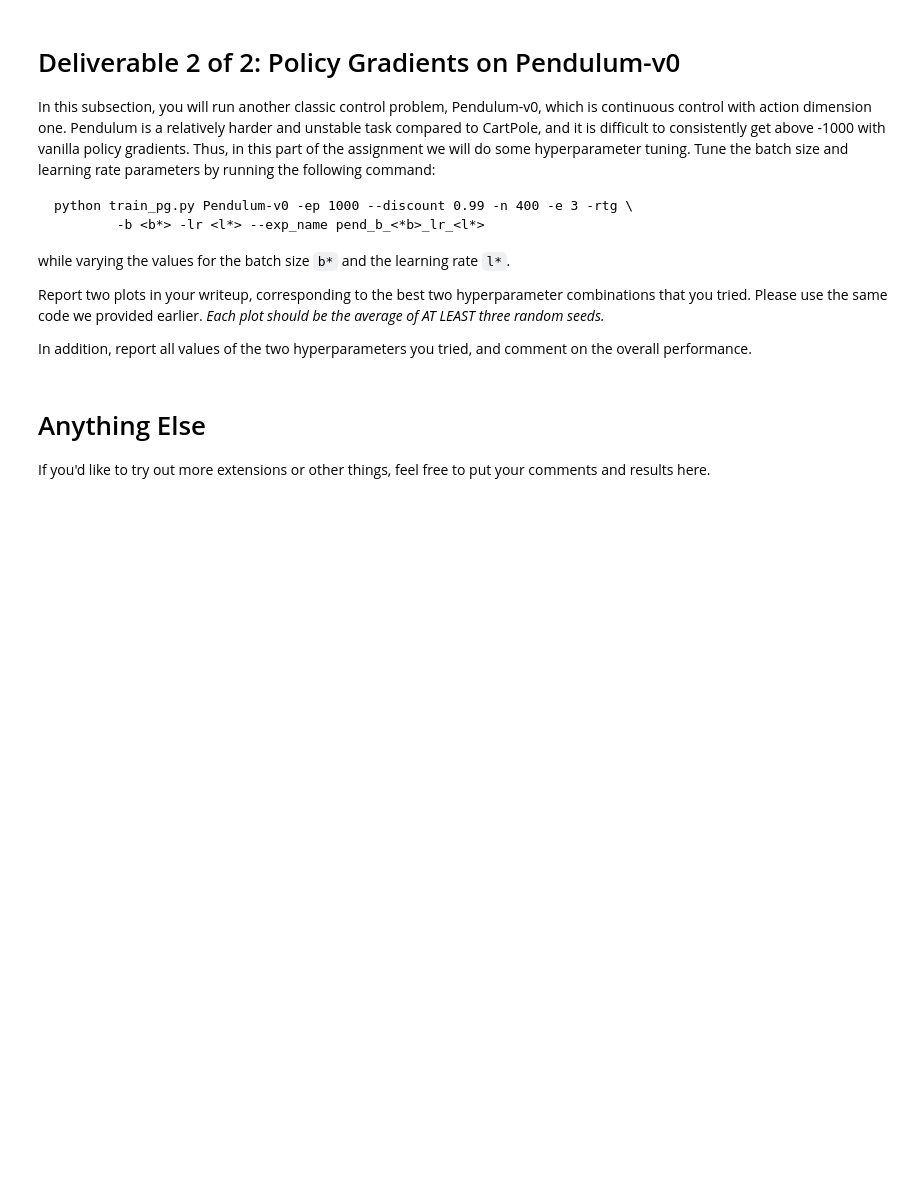
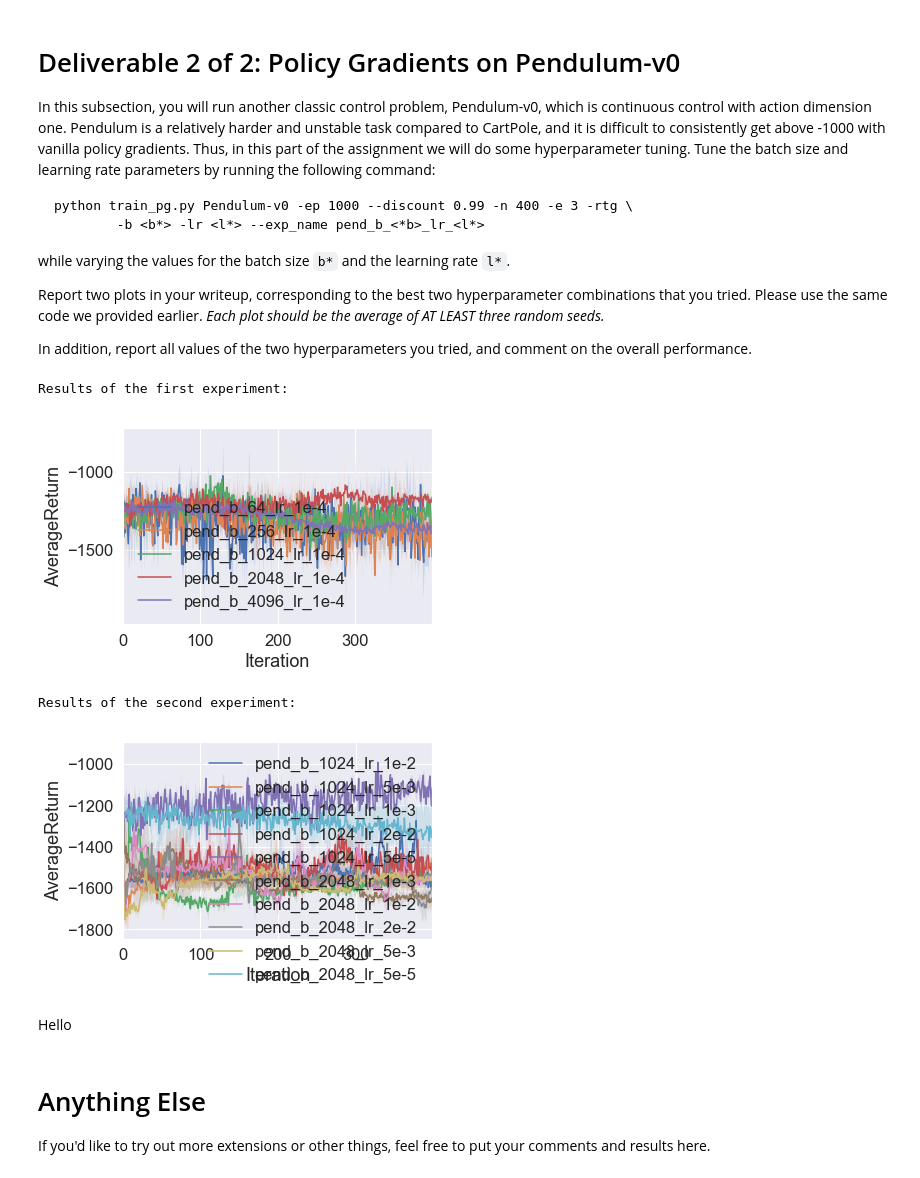
Before and after one commit to nadernamini/cs182-assignment4, a Jupyter notebook: Part01_Policy-Gradients.ipynb, the cells around one changed output. Drawn from its saved outputs; the diff is of its cells as text; code cells hidden in the pictures; blank space fills up the shorter version.

```diff
--- a/Part01_Policy-Gradients.ipynb
+++ b/Part01_Policy-Gradients.ipynb
@@ -361,3 +370,39 @@ on the overall performance.
+# %%
+# TODO put your answers and two plots here!
+# It's probably easiest to use the same plotting code that we did earlier but if you *really*
+# need to modify it, it might be best just to rewrite the plotting script in this cell.
+first_experiment = [
+    'pend_b_64_lr_1e-4_Pendulum-v0_26-04-2019_19-02-03',
+    'pend_b_256_lr_1e-4_Pendulum-v0_26-04-2019_18-51-19',
+    'pend_b_1024_lr_1e-4_Pendulum-v0_26-04-2019_19-51-54',
+    'pend_b_2048_lr_1e-4_Pendulum-v0_26-04-2019_20-40-09',
+    'pend_b_4096_lr_1e-4_Pendulum-v0_26-04-2019_20-41-34',
+]
+
+second_experiment = [
+    'pend_b_1024_lr_1e-2_Pendulum-v0_26-04-2019_17-37-22',
+    'pend_b_1024_lr_5e-3_Pendulum-v0_26-04-2019_18-22-19',
+    'pend_b_1024_lr_1e-3_Pendulum-v0_26-04-2019_20-43-28',
+    'pend_b_1024_lr_2e-2_Pendulum-v0_26-04-2019_20-44-05',
+    'pend_b_1024_lr_5e-5_Pendulum-v0_26-04-2019_20-44-29',
+    'pend_b_2048_lr_1e-3_Pendulum-v0_26-04-2019_18-24-40',
+    'pend_b_2048_lr_1e-2_Pendulum-v0_26-04-2019_20-51-02',
+    'pend_b_2048_lr_2e-2_Pendulum-v0_26-04-2019_17-36-34',
+    'pend_b_2048_lr_5e-3_Pendulum-v0_26-04-2019_20-53-09',
+    'pend_b_2048_lr_5e-5_Pendulum-v0_26-04-2019_19-41-13',
+]
+
+print("Results of the first experiment:")
+plot(first_experiment, head='data_pg', legend=None, value='AverageReturn')
+print("\nResults of the second experiment:")
+plot(second_experiment, head='data_pg', legend=None, value='AverageReturn')
+# %% [output]
+Results of the first experiment:
+[figure, added]
+Results of the second experiment:
+[figure, added]
+# %% [markdown]
+Hello
 # %% [markdown]
 # Anything Else
 
```
Also changed, not shown: parts of 3 cells of this notebook, 1 other file.
